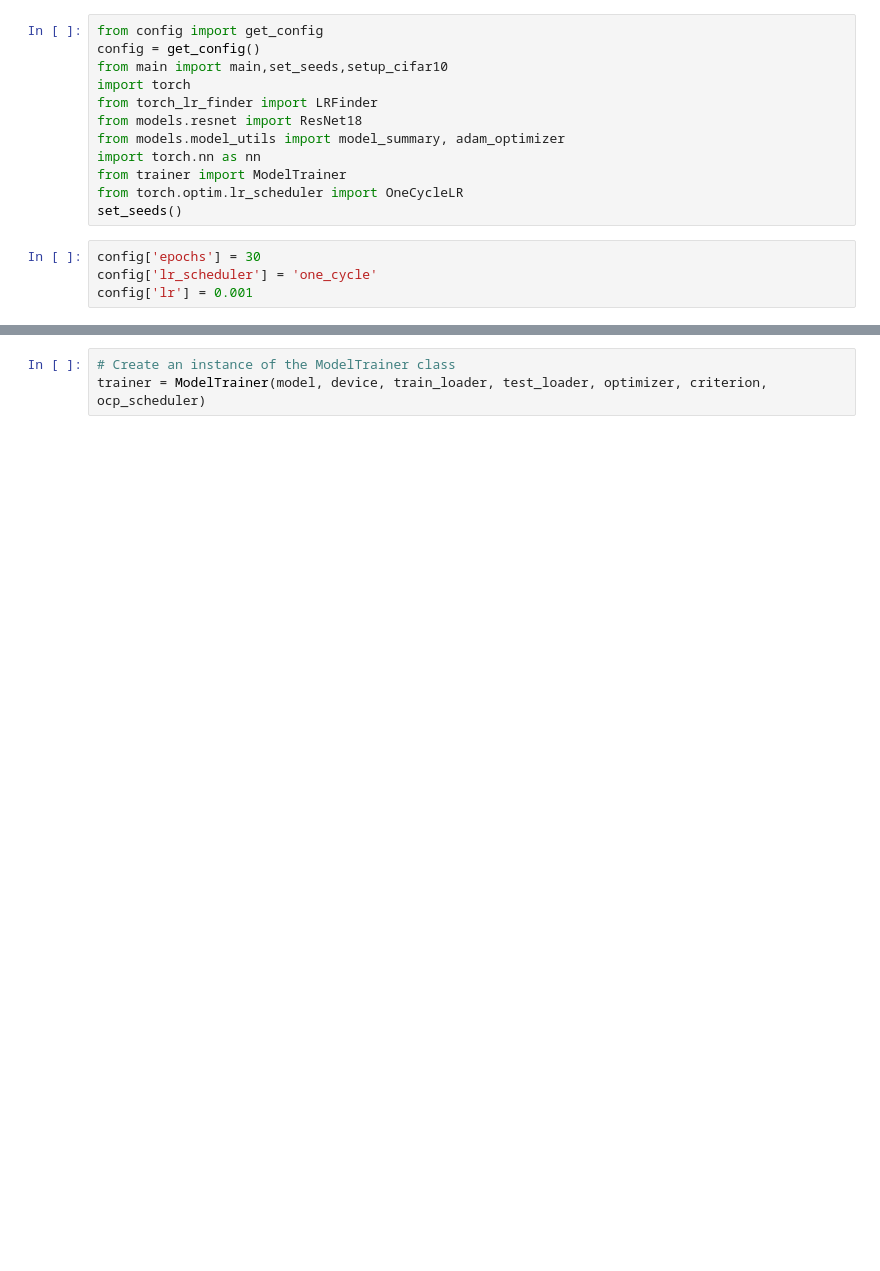
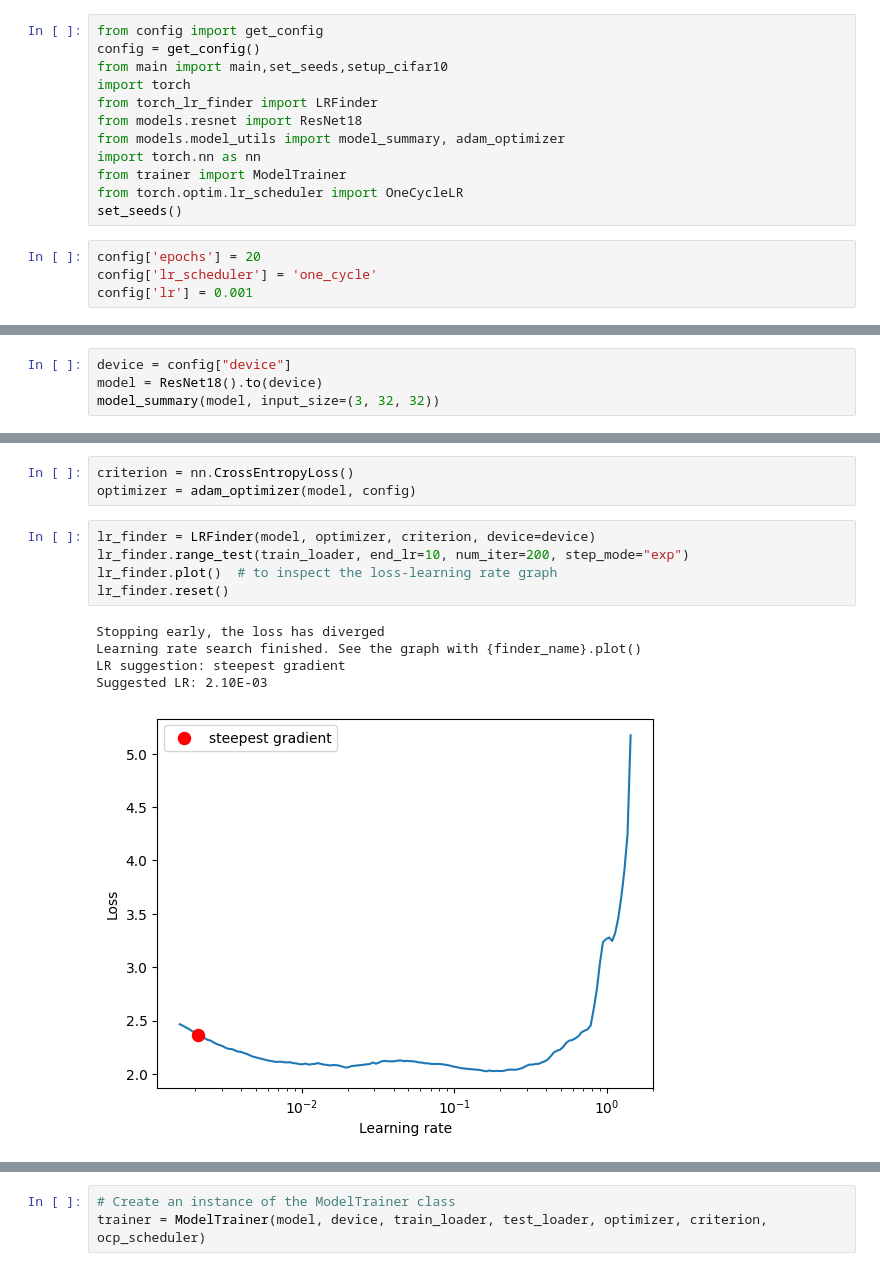
Before and after one commit to aakashvardhan/s11-gradcam, a Jupyter notebook: notebooks/train_resnet18.ipynb, the cells around one changed output, grey strips where cells are left out. Saved outputs shown, nothing was run; the diff lists cells and outputs as text; blank space fills up the shorter version.

```diff
--- a/notebooks/train_resnet18.ipynb
+++ b/notebooks/train_resnet18.ipynb
@@ -39,7 +65,7 @@ from trainer import ModelTrainer
 from torch.optim.lr_scheduler import OneCycleLR
 set_seeds()
 # %%
-config['epochs'] = 30
+config['epochs'] = 20
 config['lr_scheduler'] = 'one_cycle'
 config['lr'] = 0.001
 # %%
@@ -46,0 +78,4 @@ train_data, test_data, train_loader, test_loader = setup_cifar10(config)
+# %%
+device = config["device"]
+model = ResNet18().to(device)
+model_summary(model, input_size=(3, 32, 32))
@@ -47,3 +100,17 @@ train_data, test_data, train_loader, test_loader = setup_cifar10(config)
+# %%
+criterion = nn.CrossEntropyLoss()
+optimizer = adam_optimizer(model, config)
+# %%
+lr_finder = LRFinder(model, optimizer, criterion, device=device)
+lr_finder.range_test(train_loader, end_lr=10, num_iter=200, step_mode="exp")
+lr_finder.plot()  # to inspect the loss-learning rate graph
+lr_finder.reset()
+# %% [output]
+Stopping early, the loss has diverged
+Learning rate search finished. See the graph with {finder_name}.plot()
+LR suggestion: steepest gradient
+Suggested LR: 2.10E-03
+[figure, added]
 # %%
 ocp_scheduler = OneCycleLR(
         optimizer,
```
Also changed, not shown: parts of 8 cells of this notebook, 1 other file.
